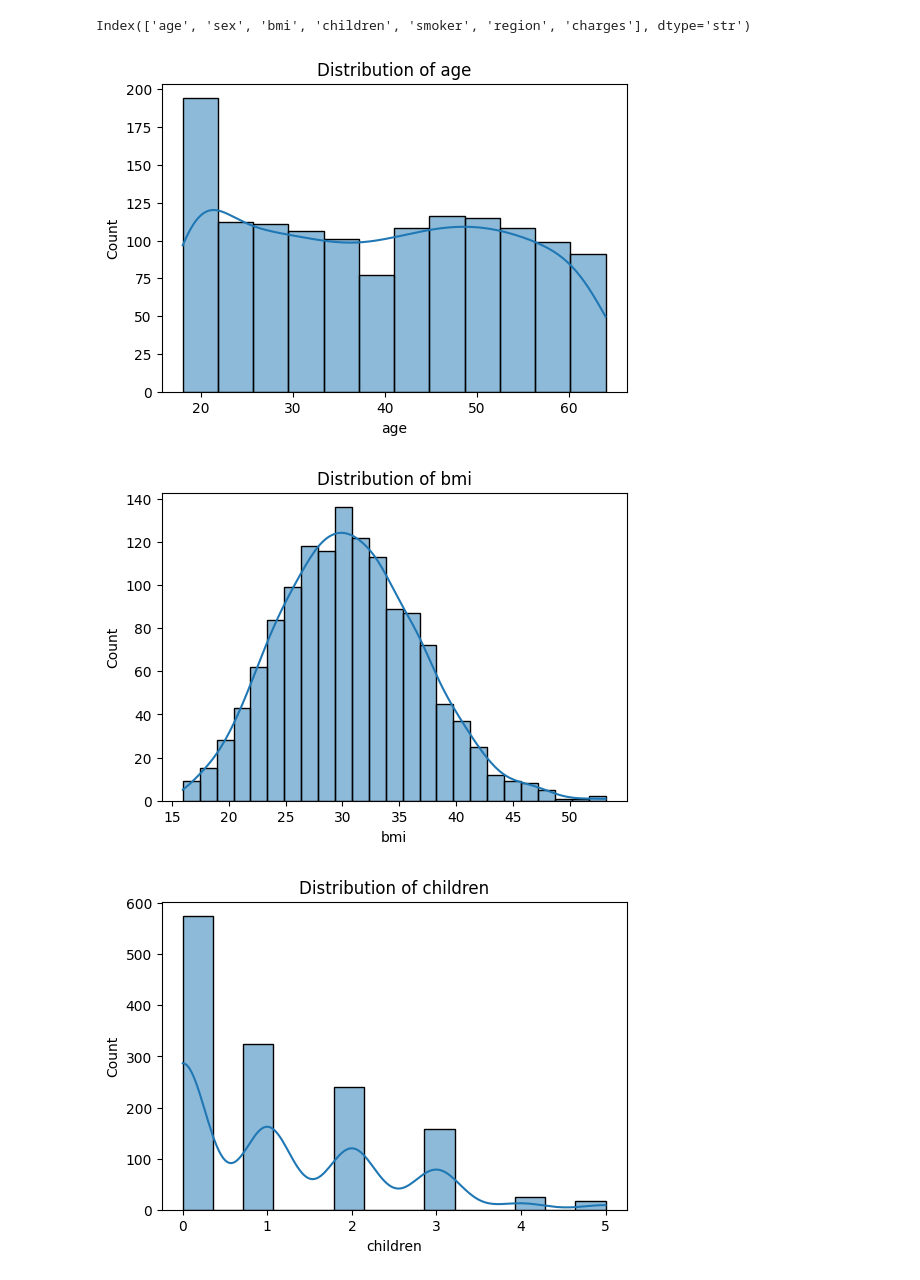
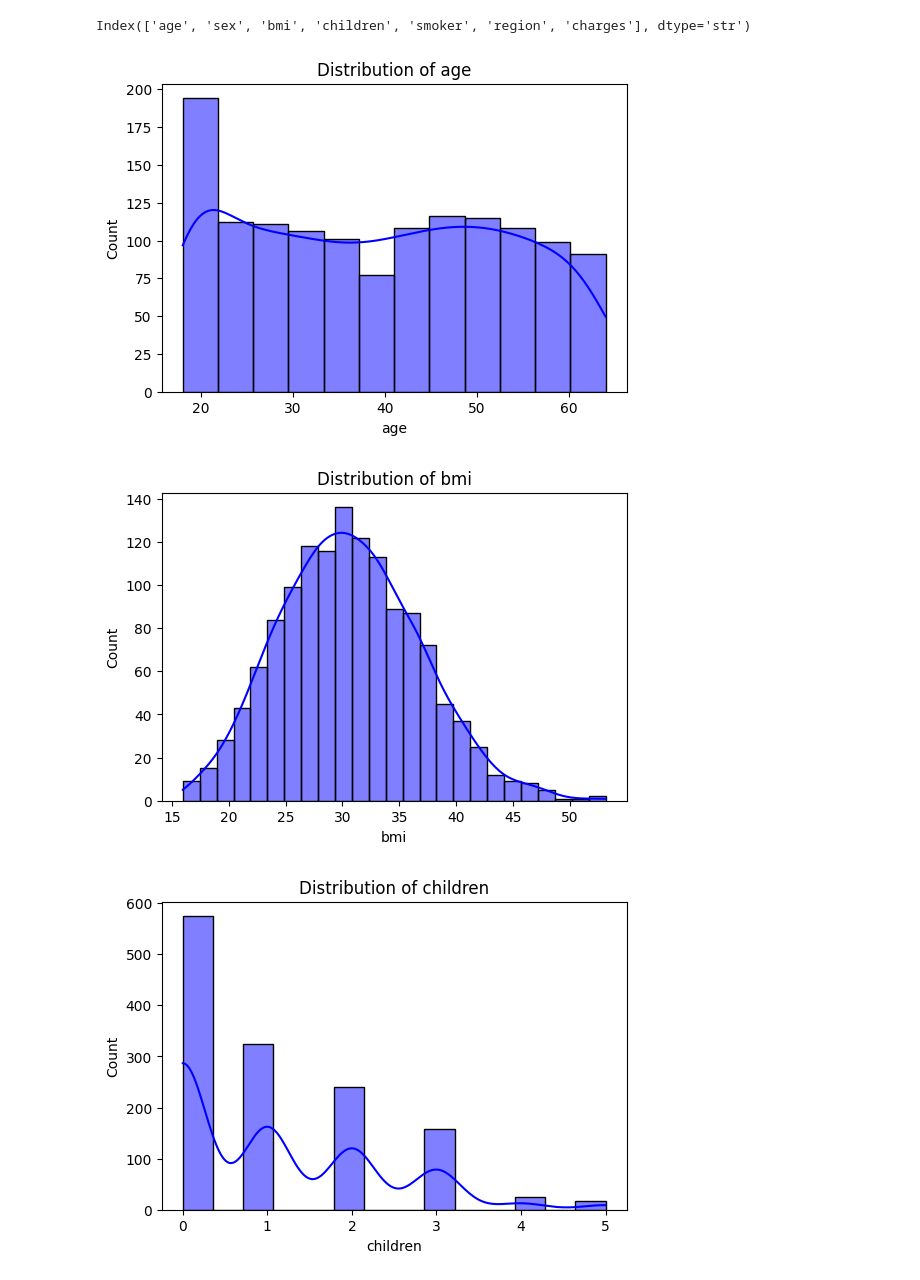
Before and after one commit to laxmansharma1811/Feature_Extraction_Project, a Jupyter notebook: insurance.ipynb, the cells around one changed output. Cells and saved outputs as stored; diff of their text form; code cells hidden in the pictures.

```diff
--- a/insurance.ipynb
+++ b/insurance.ipynb
@@ -69,11 +69,11 @@ Index(['age', 'sex', 'bmi', 'children', 'smoker', 'region', 'charges'], dtype='s
 # %%
 numeric_cols = ['age', 'bmi', 'children', 'charges']
 for cols in numeric_cols:
     plt.figure(figsize=(6, 4))
-    sns.histplot(df[cols], kde=True)
+    sns.histplot(df[cols], kde=True, color='blue')
     plt.title(f'Distribution of {cols}')
     plt.show()
 # %% [output]
-[figure, old version]
+[figure, new version]
-[figure, old version]
+[figure, new version]
-[figure, old version]
+[figure, new version]
```
Also changed, not shown: parts of 4 cells of this notebook.
